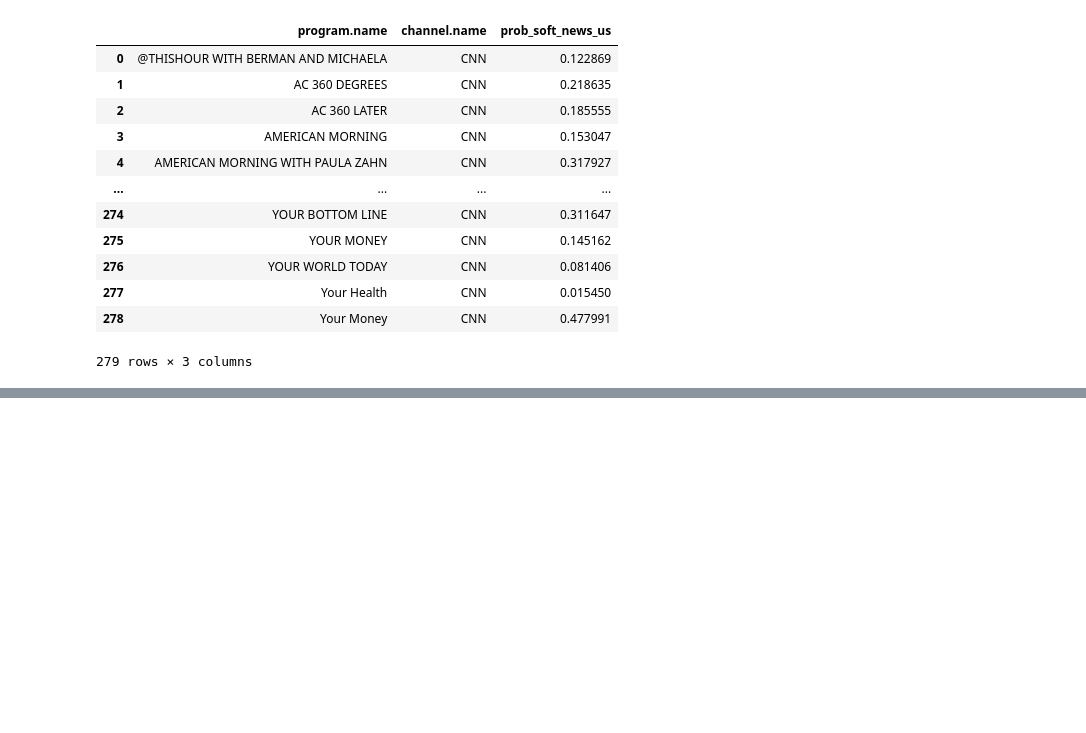
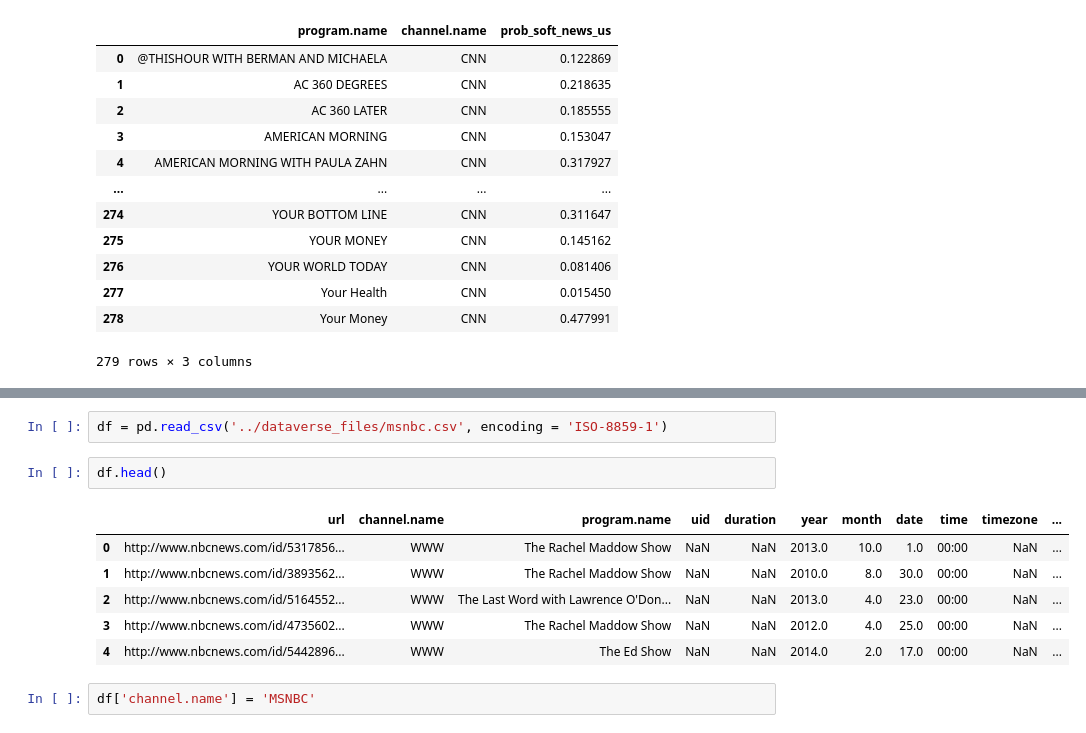
Before and after one commit to notnews/naught_news, a Jupyter notebook: notebooks/web_scrape_indvidual_file.ipynb, the cells around one changed output, grey strips where cells are left out. Cells and saved outputs as stored; diff of their text form; blank space fills up the shorter version.

```diff
--- a/notebooks/web_scrape_indvidual_file.ipynb
+++ b/notebooks/web_scrape_indvidual_file.ipynb
@@ -66,3 +66,16 @@ fig.show()
 # %% [output]
 [interactive output not drawn]
 [interactive output not drawn]
+# %%
+df = pd.read_csv('../dataverse_files/msnbc.csv', encoding = 'ISO-8859-1')
+# %%
+df.head()
+# %% [output]
+|  | url | channel.name | program.name | uid | duration | year | month | date | time | timezone | ... |
+| 0 | http://www.nbcnews.com/id/5317856... | WWW | The Rachel Maddow Show | NaN | NaN | 2013.0 | 10.0 | 1.0 | 00:00 | NaN | ... |
+| 1 | http://www.nbcnews.com/id/3893562... | WWW | The Rachel Maddow Show | NaN | NaN | 2010.0 | 8.0 | 30.0 | 00:00 | NaN | ... |
+| 2 | http://www.nbcnews.com/id/5164552... | WWW | The Last Word with Lawrence O'Don... | NaN | NaN | 2013.0 | 4.0 | 23.0 | 00:00 | NaN | ... |
+| 3 | http://www.nbcnews.com/id/4735602... | WWW | The Rachel Maddow Show | NaN | NaN | 2012.0 | 4.0 | 25.0 | 00:00 | NaN | ... |
+| 4 | http://www.nbcnews.com/id/5442896... | WWW | The Ed Show | NaN | NaN | 2014.0 | 2.0 | 17.0 | 00:00 | NaN | ... |
+# %%
+df['channel.name'] = 'MSNBC'
```
Also changed, not shown: parts of 5 cells of this notebook, 1 other file.
